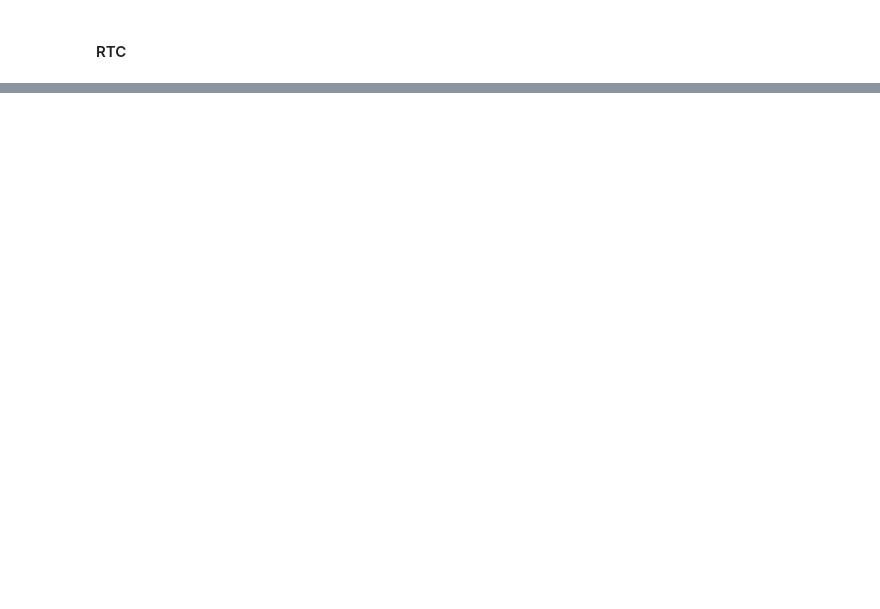
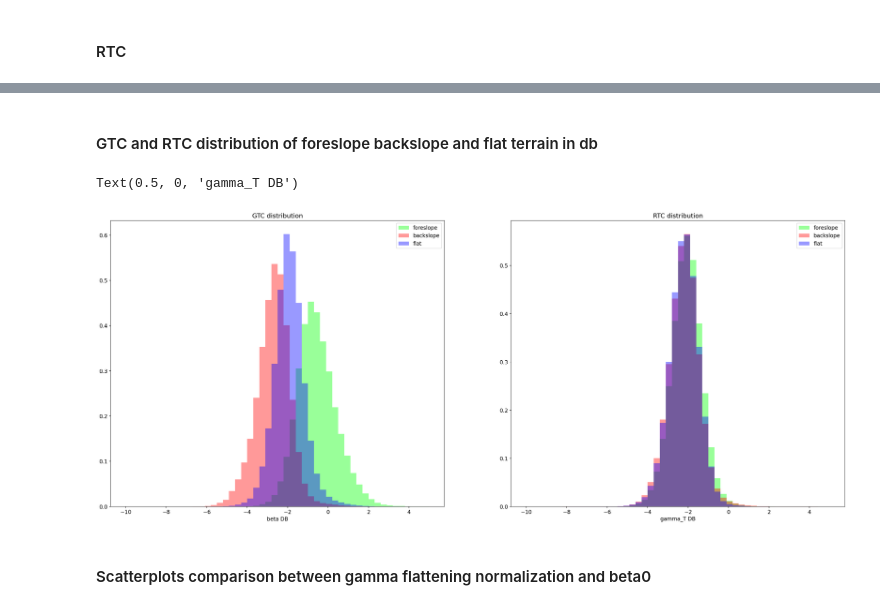
Before and after one commit to bopen/sarsen, a Jupyter notebook: notebooks/gamma_wrt_incidence_angle-S1-GRD-IW-RTC-South-of-Redmond.ipynb, the cells around one changed output, grey strips where cells are left out. Drawn from its saved outputs; the diff is of its cells as text; code cells hidden in the pictures; blank space fills up the shorter version.

```diff
--- a/notebooks/gamma_wrt_incidence_angle-S1-GRD-IW-RTC-South-of-Redmond.ipynb
+++ b/notebooks/gamma_wrt_incidence_angle-S1-GRD-IW-RTC-South-of-Redmond.ipynb
@@ -353,0 +353,2 @@ Text(0, 0.5, 'incidence angle')
+# %% [markdown]
+#### GTC and RTC distribution of foreslope backslope and flat terrain in db
@@ -353,0 +363,71 @@ Text(0, 0.5, 'incidence angle')
+# %%
+f, axes = plt.subplots(nrows=1, ncols=2, figsize=(30, 12))
+
+gtc_backslope_db_h = xr.plot.hist(
+    gtc_backslope_db,
+    range=[-10, 5],
+    bins=50,
+    color=[0, 1, 0, 0.4],
+    density=True,
+    ax=axes[0],
+    label="foreslope",
+)
+gtc_foreslope_db_h = xr.plot.hist(
+    gtc_foreslope_db,
+    range=[-10, 5],
+    bins=50,
+    color=[1, 0, 0, 0.4],
+    density=True,
+    ax=axes[0],
+    label="backslope",
+)
+gtc_flat_db_h = xr.plot.hist(
+    gtc_flat_db,
+    range=[-10, 5],
+    bins=50,
+    color=[0, 0, 1, 0.4],
+    density=True,
+    ax=axes[0],
+    label="flat",
+)
+
+rtc_backslope_db_h = xr.plot.hist(
+    rtc_backslope_db,
+    range=[-10, 5],
+    bins=50,
+    color=[0, 1, 0, 0.4],
+    density=True,
+    ax=axes[1],
+    label="foreslope",
+)
+rtc_foreslope_db_h = xr.plot.hist(
+    rtc_foreslope_db,
+    range=[-10, 5],
+    bins=50,
+    color=[1, 0, 0, 0.4],
+    density=True,
+    ax=axes[1],
+    label="backslope",
+)
+rtc_flat_db_h = xr.plot.hist(
+    rtc_flat_db,
+    range=[-10, 5],
+    bins=50,
+    color=[0, 0, 1, 0.4],
+    density=True,
+    ax=axes[1],
+    label="flat",
+)
+axes[0].legend()
+axes[1].legend()
+
+axes[0].set_title("GTC distribution")
+axes[0].set_xlabel("beta DB")
+
+axes[1].set_title("RTC distribution")
+axes[1].set_xlabel("gamma_T DB")
+# %% [output]
+Text(0.5, 0, 'gamma_T DB')
+[figure, added]
+# %% [markdown]
+#### Scatterplots comparison between gamma flattening  normalization and  beta0
```
Also changed, not shown: parts of 51 cells of this notebook.
